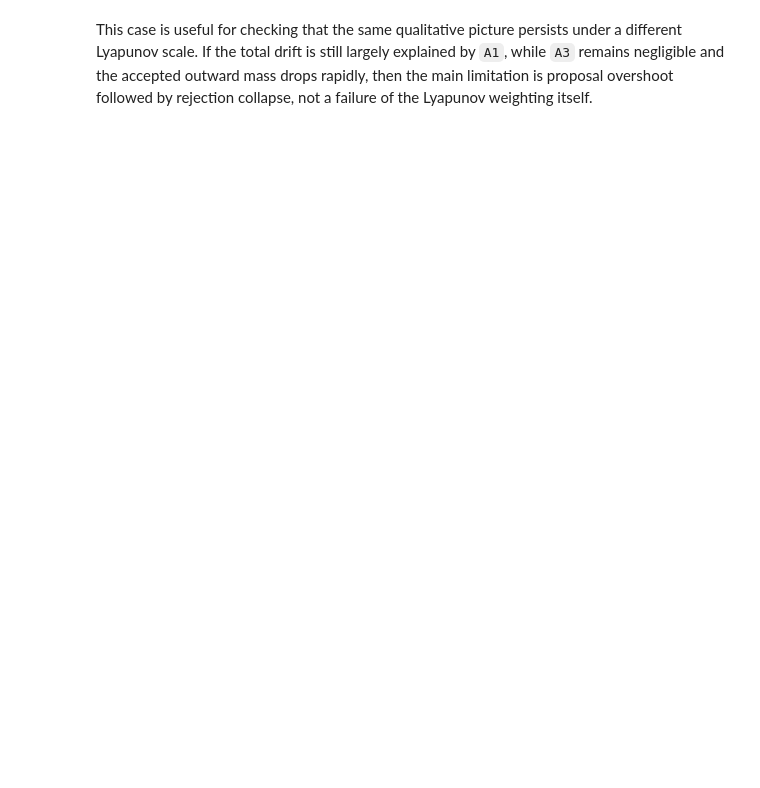
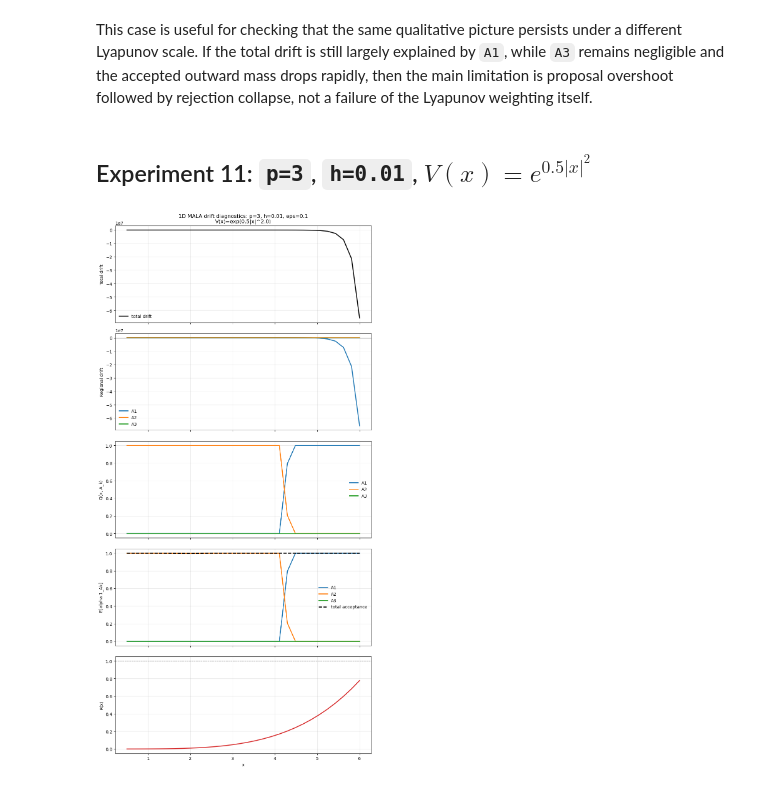
Before and after one commit to LeoScara00/MALA_light_tails, a Jupyter notebook: notebooks/01_drift_diagnostics.ipynb, the cells around one changed output. Cells and saved outputs as stored; diff of their text form; code cells hidden in the pictures; blank space fills up the shorter version.

```diff
--- a/notebooks/01_drift_diagnostics.ipynb
+++ b/notebooks/01_drift_diagnostics.ipynb
@@ -179,2 +203,14 @@ result_6, lyapunov_6 = run_and_plot_experiment(
 # %% [markdown]
 This case is useful for checking that the same qualitative picture persists under a different Lyapunov scale. If the total drift is still largely explained by `A1`, while `A3` remains negligible and the accepted outward mass drops rapidly, then the main limitation is proposal overshoot followed by rejection collapse, not a failure of the Lyapunov weighting itself.
+# %% [markdown]
+## Experiment 11: `p=3`, `h=0.01`, $V(x)=e^{0.5|x|^2}$
+# %%
+result_10, lyapunov_10 = run_and_plot_experiment(
+    p=3,
+    h=0.01,
+    lyapunov_type="exp",
+    s=0.5,
+    beta=2.0,
+)
+# %% [output]
+[figure, added]
```
Also changed, not shown: parts of 21 cells of this notebook, 1 other file.
